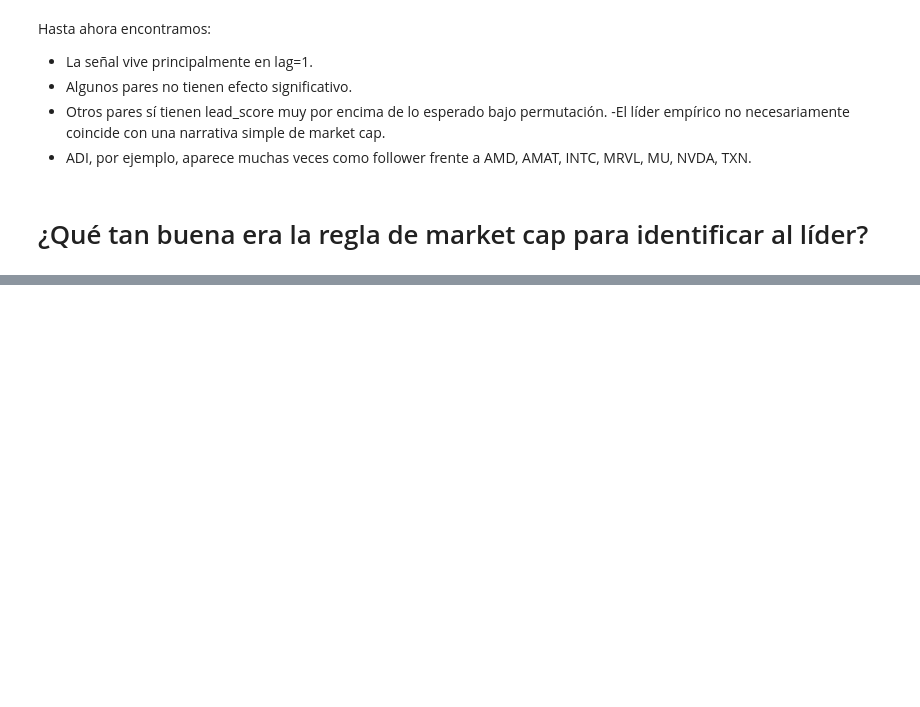
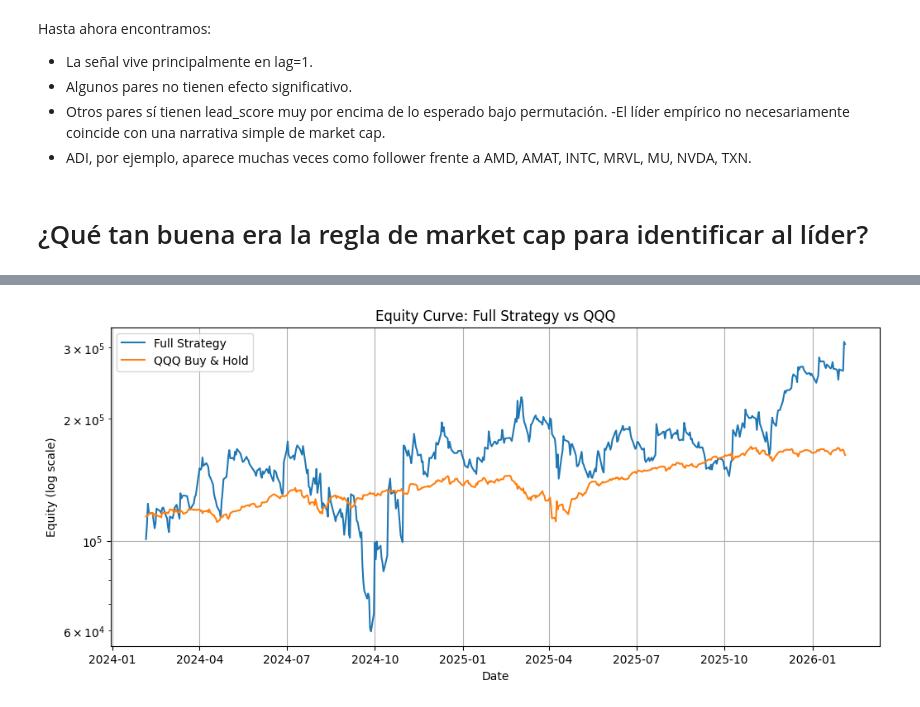
Before and after one commit to ADRIANVM117/data-science-portfolio, a Jupyter notebook: SolidBack_Quant/notebooks/03_hyphotesis_validation_pt2.ipynb, the cells around one changed output, grey strips where cells are left out. Cells and saved outputs as stored; diff of their text form; code cells hidden in the pictures; blank space fills up the shorter version.

Commit message:
new backtest : new idea

```diff
--- a/SolidBack_Quant/notebooks/03_hyphotesis_validation_pt2.ipynb
+++ b/SolidBack_Quant/notebooks/03_hyphotesis_validation_pt2.ipynb
@@ -631,0 +495,4 @@ np.float64(0.6785714285714286)
+# %%
+empirical_leader = lead_lag_significance.query("p_value < 0.05")
+empirical_leader
+empirical_leader.to_parquet('../data/empirical_leaders.parquet', index = False)
@@ -633,0 +970,6 @@ El liderazgo basado en market capitalization no es arbitrario. Aproximadamente 6
+# %%
+daily_tradable_universe["trading_day"] = pd.to_datetime(daily_tradable_universe["trading_day"])
+last_day = daily_tradable_universe["trading_day"].max()
+start_day = last_day - pd.DateOffset(years=2)
+sample_universe = daily_tradable_universe[ daily_tradable_universe["trading_day"] >= start_day].copy()
+sample_universe["trading_day"].nunique()
@@ -633,0 +978,3 @@ El liderazgo basado en market capitalization no es arbitrario. Aproximadamente 6
+# %%
+BACKTEST_DATA_DIR = Path("../data/backtest_1min_with_warmup_by_symbol")
+strategy_trades = run_full_backtest(daily_universe=sample_universe,data_dir=BACKTEST_DATA_DIR,)
@@ -633,0 +999,29 @@ El liderazgo basado en market capitalization no es arbitrario. Aproximadamente 6
+# %%
+qqq_benchmark = build_buy_hold_benchmark_from_raw(raw_path="../data/QQQ_1m.parquet",
+                                                  start_date="2021-08-26",end_date="2026-02-04",initial_capital=100_000,)
+# %%
+strategy_trades["net_pnl"].sum()
+initial_capital = 100_000
+strategy_daily = (strategy_trades.groupby("trading_day", as_index=False)["net_pnl"].sum().rename(columns={"net_pnl": "daily_pnl"}))
+strategy_daily["trading_day"] = pd.to_datetime(strategy_daily["trading_day"])
+strategy_daily = (strategy_daily.sort_values("trading_day").reset_index(drop=True))
+strategy_daily["strategy_equity"] = (initial_capital + strategy_daily["daily_pnl"].cumsum())
+strategy_daily["strategy_return"] = (strategy_daily["strategy_equity"].pct_change().fillna(0))
+qqq_benchmark["trading_day"] = pd.to_datetime(qqq_benchmark["trading_day"])
+comparison_df = strategy_daily.merge(qqq_benchmark[["trading_day", "benchmark_equity", "benchmark_return"]],on="trading_day",how="inner")
+
+plt.figure(figsize=(12, 5))
+
+plt.plot(comparison_df["trading_day"],comparison_df["strategy_equity"],label="Full Strategy")
+plt.plot(comparison_df["trading_day"],comparison_df["benchmark_equity"],label="QQQ Buy & Hold")
+
+plt.yscale("log")
+plt.title("Equity Curve: Full Strategy vs QQQ")
+plt.xlabel("Date")
+plt.ylabel("Equity (log scale)")
+plt.legend()
+plt.grid(True)
+plt.savefig("../results/equity_curve_full_strategy_vs_qqq.png", dpi=300, bbox_inches="tight")
+plt.show()
+# %% [output]
+[figure, added]
```
Also changed, not shown: parts of 28 cells of this notebook.
